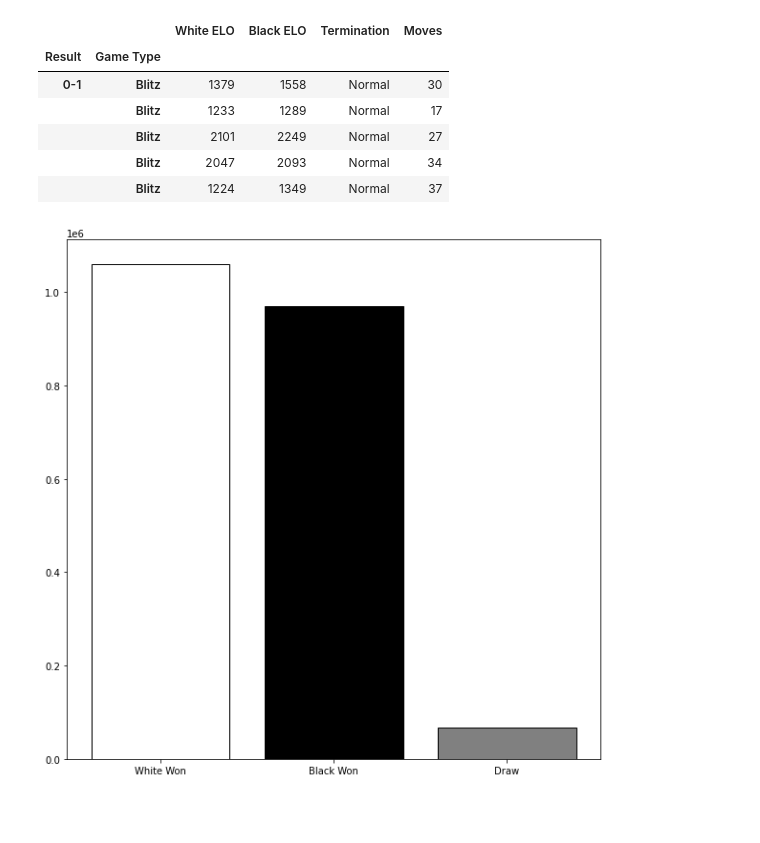
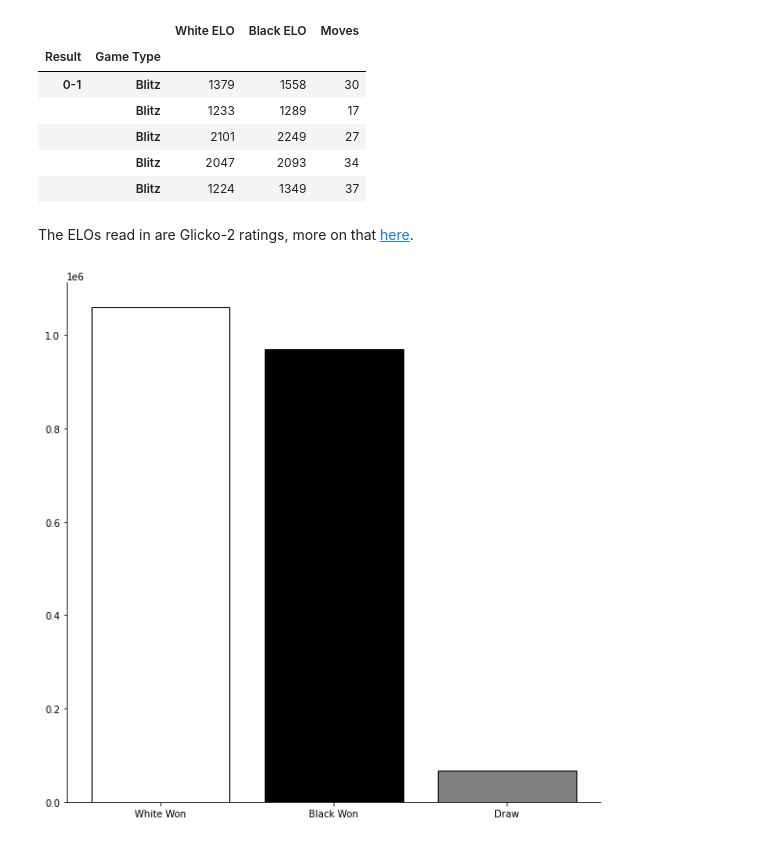
Before and after one commit to silas-wunder/Data-Wrangling-Final-Project, a Jupyter notebook: data_analysis.ipynb, the cells around one changed output. Drawn from its saved outputs; the diff is of its cells as text; code cells hidden in the pictures; blank space fills up the shorter version.

Commit message:
rerun analysis with new data

```diff
--- a/data_analysis.ipynb
+++ b/data_analysis.ipynb
@@ -4,30 +4,39 @@ import pandas as pd
 import matplotlib.pyplot as plt
 import seaborn as sns
 # %%
-url = "https://github.com/silas-wunder/Data-Wrangling-Final-Project/blob/main/Chess_Data.pickle?raw=true"
-data = pd.read_pickle(url).astype({'Game Type': 'category', 'Result': 'category', 'White ELO': 'uint16',
-                                   'Black ELO': 'uint16', 'Termination': 'category', 'Moves': 'uint8'})
-# drop any game that terminated with 'rules infraction', these are games with cheaters and shouldn't be considered
-data.drop(data.loc[data['Termination'] ==
-                   'Rules infraction'].index, inplace=True)
-# drop any game that didn't have any moves
-data.drop(data.loc[data['Moves'] == 0].index, inplace=True)
-data.set_index(['Result', 'Game Type'], inplace=True)
+# url = "https://github.com/silas-wunder/Data-Wrangling-Final-Project/blob/main/Chess_Data.pickle?raw=true"
+url = r".\Chess_Data.pickle"
+data = pd.read_pickle(url).astype(
+    {
+        "Game Type": "category",
+        "Result": "category",
+        "White ELO": "uint16",
+        "Black ELO": "uint16",
+        "Moves": "uint8",
+    }
+)
+# drop games that didn't have any moves, these won't help our analysis
+data.drop(data.loc[data["Moves"] == 0].index, inplace=True)
+data.set_index(["Result", "Game Type"], inplace=True)
 data.sort_index(inplace=True)
 data.head()
 # %% [output]
-|  |  | White ELO | Black ELO | Termination | Moves |
-| Result | Game Type |  |  |  |  |
-| 0-1 | Blitz | 1379 | 1558 | Normal | 30 |
-|  | Blitz | 1233 | 1289 | Normal | 17 |
-|  | Blitz | 2101 | 2249 | Normal | 27 |
-|  | Blitz | 2047 | 2093 | Normal | 34 |
-|  | Blitz | 1224 | 1349 | Normal | 37 |
+|  |  | White ELO | Black ELO | Moves |
+| Result | Game Type |  |  |  |
+| 0-1 | Blitz | 1379 | 1558 | 30 |
+|  | Blitz | 1233 | 1289 | 17 |
+|  | Blitz | 2101 | 2249 | 27 |
+|  | Blitz | 2047 | 2093 | 34 |
+|  | Blitz | 1224 | 1349 | 37 |
+# %% [markdown]
+The ELOs read in are Glicko-2 ratings, more on that [here](https://en.wikipedia.org/wiki/Glicko_rating_system).
 # %%
 fig, ax = plt.subplots(figsize=(10, 10))
-ax.bar('White Won', len(data.loc['1-0']), color='white', edgecolor='black')
-ax.bar('Black Won', len(data.loc['0-1']), color='black', edgecolor='black')
-ax.bar('Draw', len(data.loc['1/2-1/2']), color='gray', edgecolor='black');
+ax.bar("White Won", len(data.loc["1-0"]), color="white", edgecolor="black")
+ax.bar("Black Won", len(data.loc["0-1"]), color="black", edgecolor="black")
+ax.bar("Draw", len(data.loc["1/2-1/2"]), color="gray", edgecolor="black")
+ax.spines["top"].set_visible(False)
+ax.spines["right"].set_visible(False)
 # %% [output]
-[figure, old version]
+[figure, new version]
 # %%
```
Also changed, not shown: parts of 6 cells of this notebook.
